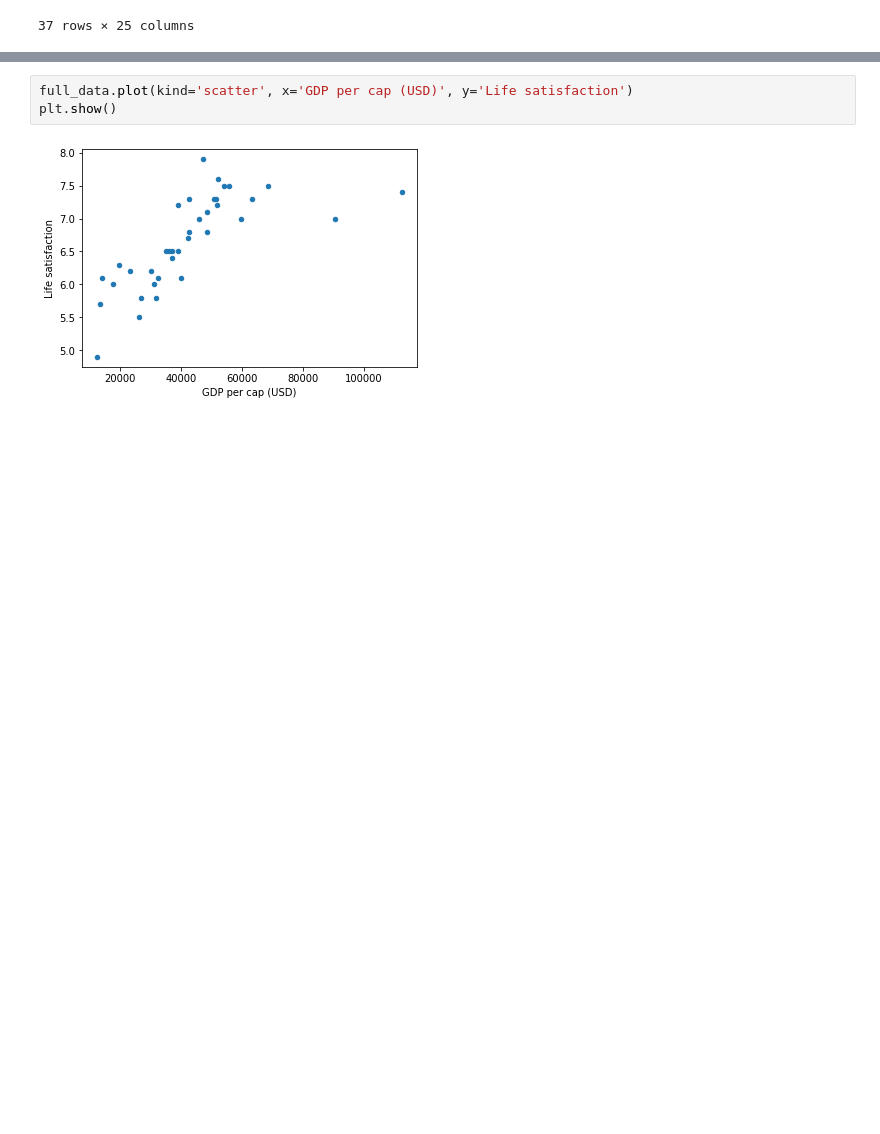
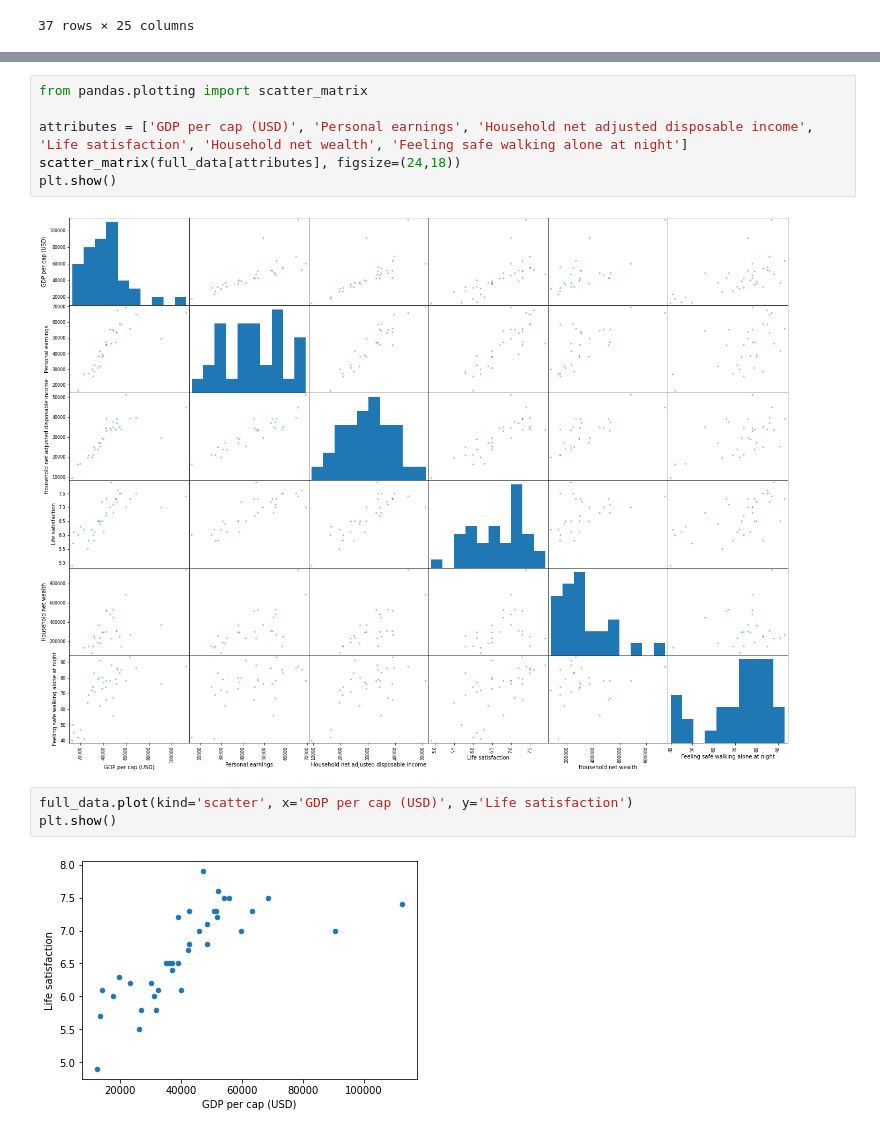
Before and after one commit to Slontus/data, a Jupyter notebook: bli.ipynb, the cells around one changed output, grey strips where cells are left out. Saved outputs shown, nothing was run; the diff lists cells and outputs as text; blank space fills up the shorter version.

```diff
--- a/bli.ipynb
+++ b/bli.ipynb
@@ -98,3 +119,11 @@ full_data
+# %%
+from pandas.plotting import scatter_matrix
+
+attributes = ['GDP per cap (USD)', 'Personal earnings', 'Household net adjusted disposable income', 'Life satisfaction', 'Household net wealth', 'Feeling safe walking alone at night']
+scatter_matrix(full_data[attributes], figsize=(24,18))
+plt.show()
+# %% [output]
+[figure, added]
 # %%
 full_data.plot(kind='scatter', x='GDP per cap (USD)', y='Life satisfaction')
 plt.show()
```
Also changed, not shown: parts of 1 cell of this notebook.
